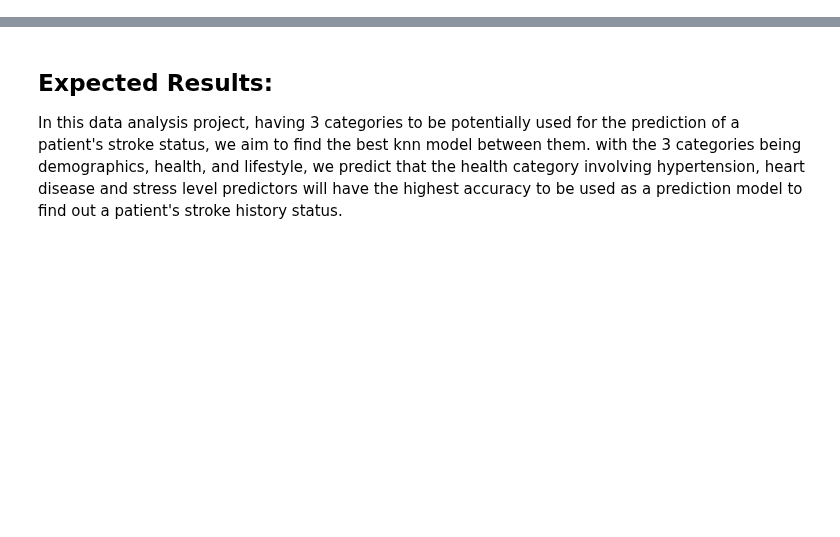
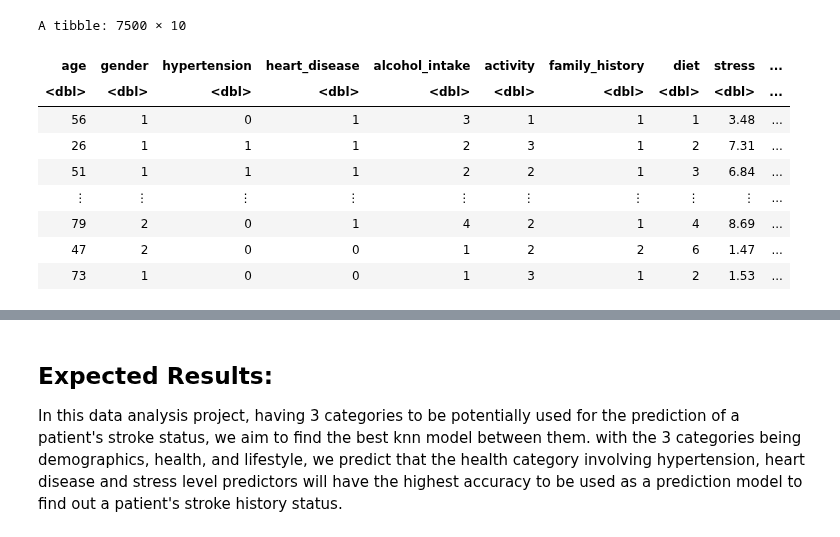
Before and after one commit to chilux00/dsci100-004-15, a Jupyter notebook: kiana_draft.ipynb, the cells around one changed output, grey strips where cells are left out. Cells and saved outputs as stored; diff of their text form; code cells hidden in the pictures; blank space fills up the shorter version.

```diff
--- a/kiana_draft.ipynb
+++ b/kiana_draft.ipynb
@@ -0,0 +28,8 @@
+# %%
+# KM - upload and read the data file from raw github hosted source
+#We half the dataframe because we had a really large dataset that R couldn't handle properly
+url <- "https://raw.githubusercontent.com/incribo-inc/stroke_prediction/main/stroke_prediction_dataset.csv"
+stroke <- read_csv(url)|>
+rename_all(~gsub(" ", "_", .))|>
+slice(seq(from = 1, to = 14999, by = 2))
+stroke
@@ -0,0 +55,54 @@
+# %%
+# set seed - don't change!
+set.seed(1234)
+
+# wrangling - selects cols for prediction
+stroke_selected <- stroke |>
+    select(Age, Gender, Hypertension, Heart_Disease, Alcohol_Intake,
+           Physical_Activity, Family_History_of_Stroke,
+           Dietary_Habits, Stress_Levels, Diagnosis)
+
+# rename columns + make diagnosis a factor due to our classification
+stroke_renamed <- stroke_selected |>
+    rename(age = Age,
+           gender = Gender,
+           hypertension = Hypertension,
+           heart_disease = Heart_Disease,
+           alcohol_intake = Alcohol_Intake,
+           activity = Physical_Activity,
+           family_history = Family_History_of_Stroke,
+           diet = Dietary_Habits,
+           stress = Stress_Levels,
+           diagnosis = Diagnosis) |>
+mutate (diagnosis = as_factor (diagnosis))
+
+stroke_renamed$alcohol_intake <- as.numeric(factor(stroke_renamed$alcohol_intake,
+                                           levels = c("Never", "Rarely", "Social Drinker", "Frequent Drinker"),
+                                           labels = c(0, 1, 2, 3)))
+
+stroke_renamed$family_history <- as.numeric(factor(stroke_renamed$family_history,
+                                           levels = c("Yes", "No"),
+                                           labels = c(1, 0)))
+
+stroke_renamed$activity <- as.numeric(factor(stroke_renamed$activity,
+                                             levels = c("Moderate", "Low", "High"),
+                                             labels = c(2, 1, 3)))
+
+stroke_renamed$gender <- as.numeric(factor(stroke_renamed$gender,
+                                           levels = c("Male", "Female"),
+                                           labels = c(0, 1)))
+stroke_renamed$diet <- as.numeric(factor(stroke_renamed$diet,
+                                           levels = c("Vegan", "Paleo", "Pescatarian", "Vegetarian","Non-Vegetarian", "Gluten-Free", "Keto"),
+                                           labels = c(1, 2, 3, 4, 5, 6,7)))
+stroke_renamed
+# %% [output]
+A tibble: 7500 × 10
+| age | gender | hypertension | heart_disease | alcohol_intake | activity | family_history | diet | stress | ... |
+| <dbl> | <dbl> | <dbl> | <dbl> | <dbl> | <dbl> | <dbl> | <dbl> | <dbl> | ... |
+| 56 | 1 | 0 | 1 | 3 | 1 | 1 | 1 | 3.48 | ... |
+| 26 | 1 | 1 | 1 | 2 | 3 | 1 | 2 | 7.31 | ... |
+| 51 | 1 | 1 | 1 | 2 | 2 | 1 | 3 | 6.84 | ... |
+| ⋮ | ⋮ | ⋮ | ⋮ | ⋮ | ⋮ | ⋮ | ⋮ | ⋮ | ... |
+| 79 | 2 | 0 | 1 | 4 | 2 | 1 | 4 | 8.69 | ... |
+| 47 | 2 | 0 | 0 | 1 | 2 | 2 | 6 | 1.47 | ... |
+| 73 | 1 | 0 | 0 | 1 | 3 | 1 | 2 | 1.53 | ... |
```
Also changed, not shown: parts of 43 cells of this notebook.
